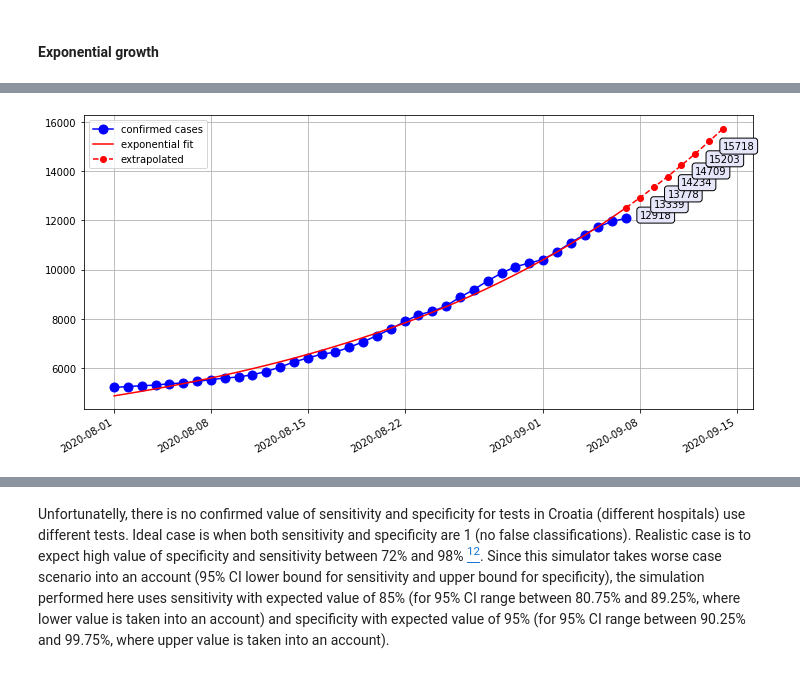
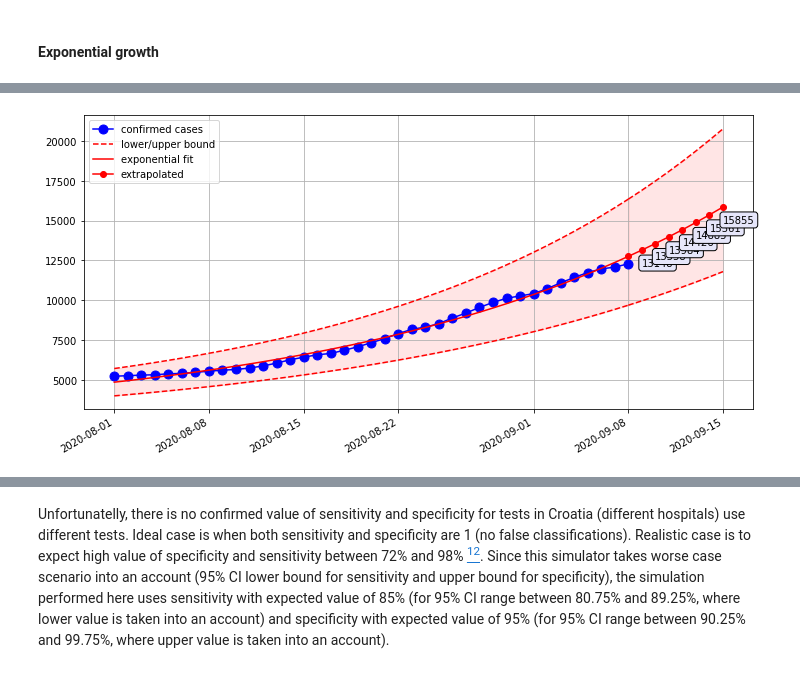
Before and after one commit to akapet00/coropy, a Jupyter notebook: sandbox/presentation/SpliTech2020-Conference-Presentation.ipynb, the cells around one changed output, grey strips where cells are left out. Drawn from its saved outputs; the diff is of its cells as text; code cells hidden in the pictures.

```diff
--- a/sandbox/presentation/SpliTech2020-Conference-Presentation.ipynb
+++ b/sandbox/presentation/SpliTech2020-Conference-Presentation.ipynb
@@ -143,7 +143,7 @@ death_cases = np.loadtxt(f'{DATA_DIR}/death_cases.dat')
 daily_tests = np.loadtxt(f'{DATA_DIR}/tests.dat')
 epidemics_start_date = dt.datetime(2020, 2, 26)
 
-date_list = [epidemics_start_datactuale + dt.timedelta(days=i) for i in range(confirmed_cases.size)]
+date_list = [epidemics_start_date + dt.timedelta(days=i) for i in range(confirmed_cases.size)]
 dataframe = pd.DataFrame({
     'date': date_list,
     'confirmed_cases': confirmed_cases,
@@ -186,9 +196,10 @@ plot_data(
 # %%
 eff_date = dt.datetime(2020, 8, 1)
 cases = dataframe[dataframe.date > eff_date].confirmed_cases
 
 simulate.initial_growth(
     'exponential', eff_date, cases,
-    normalize_data=True, n_days=7)
+    normalize_data=False, n_days=7,
+    plot_confidence_intervals=True)
 # %% [output]
-[figure, old version]
+[figure, new version]
```
Also changed, not shown: parts of 16 cells of this notebook.
